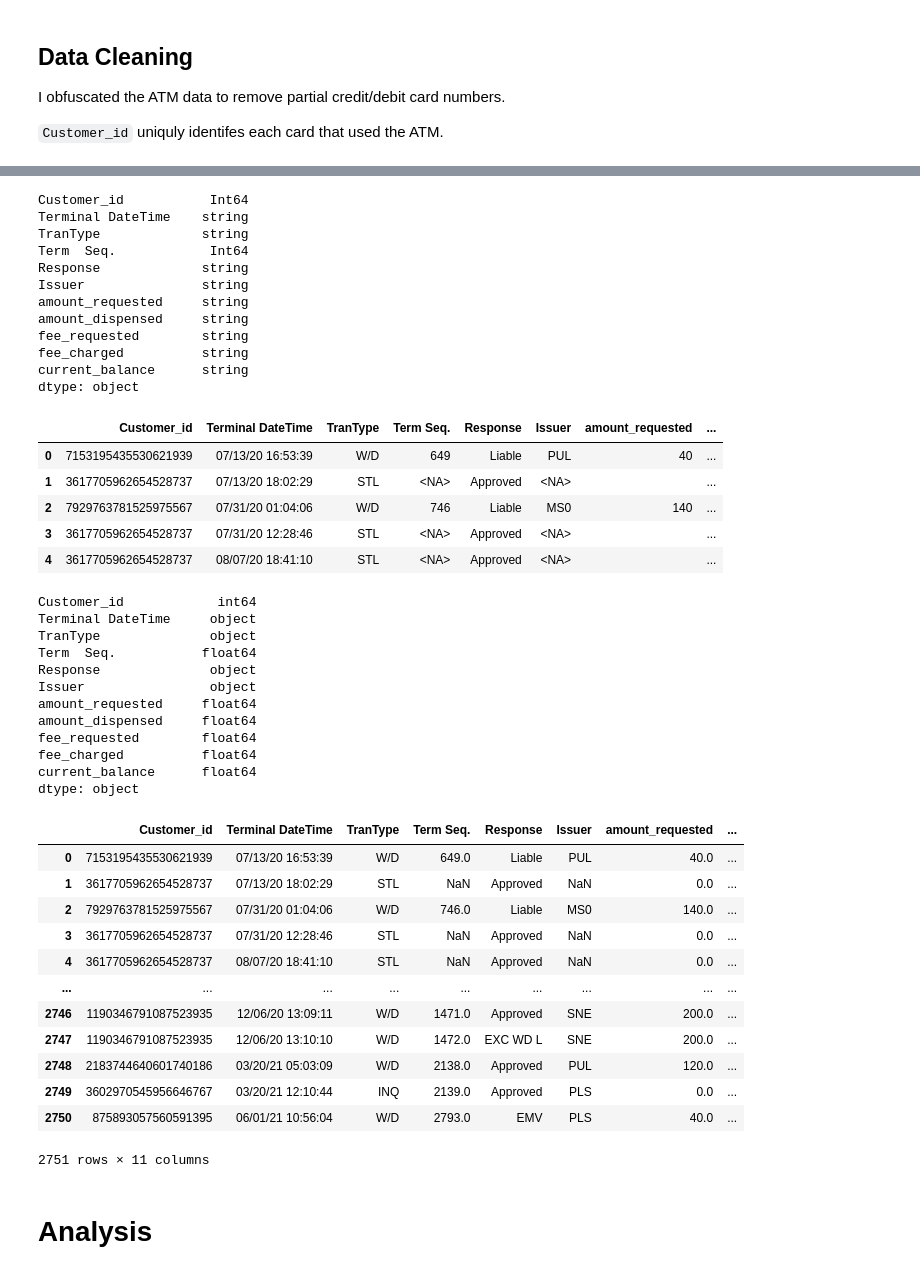
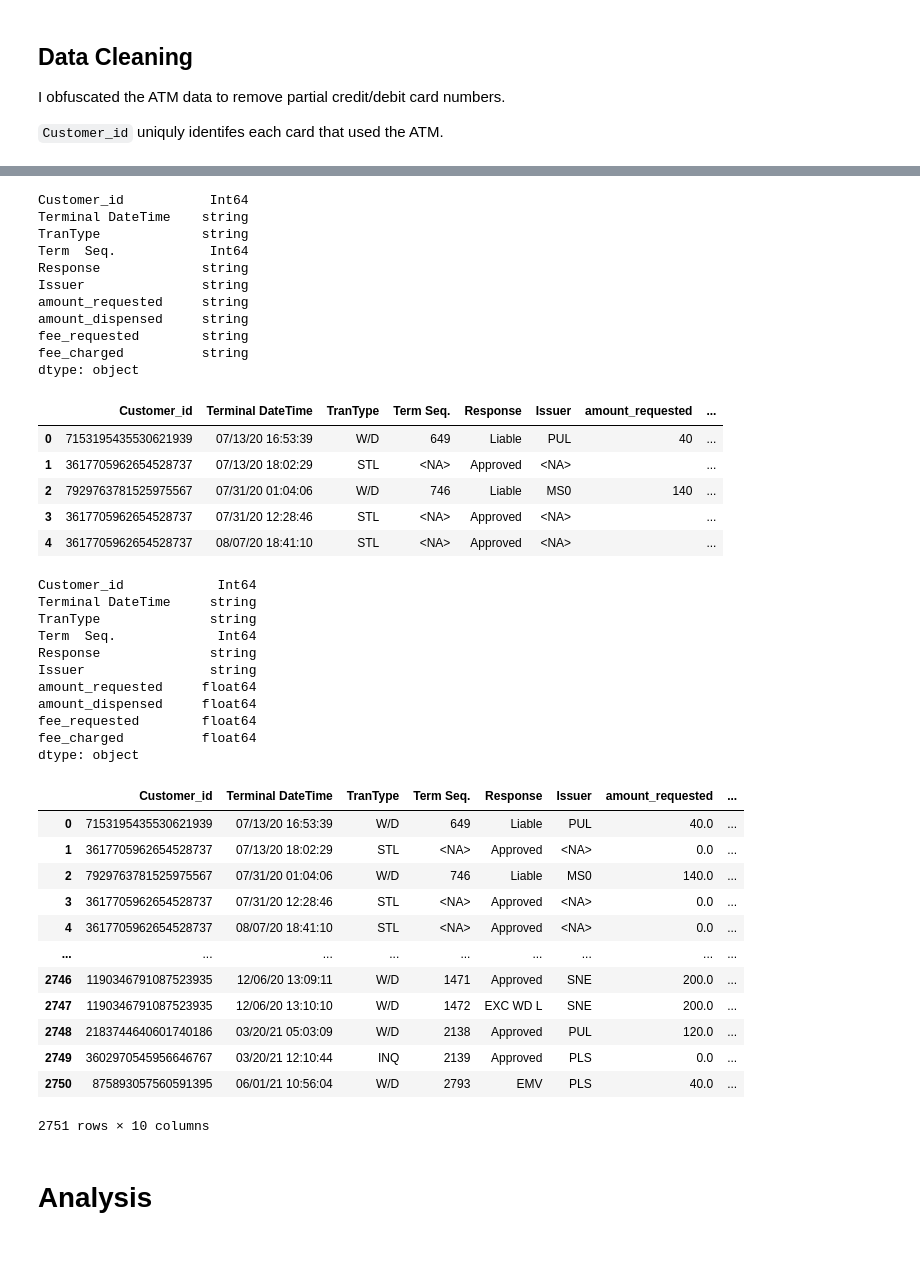
Before and after one commit to parkerburchett/Public-ATM, a Jupyter notebook: Analysis.Ipynb, the cells around one changed output, grey strips where cells are left out. Saved outputs shown, nothing was run; the diff lists cells and outputs as text; code cells hidden in the pictures.

Commit message:
Dropped Current Balance column

```diff
--- a/Analysis.Ipynb
+++ b/Analysis.Ipynb
@@ -33,8 +33,8 @@ clean_df['amount_requested'] = df["Amt Req'd"].apply(lambda val: val[1:])
 clean_df['amount_dispensed'] = df["Amt Disp."].apply(lambda val: val[1:])
 clean_df['fee_requested'] = df["Fee Req'd"].apply(lambda val: val[1:])
 clean_df['fee_charged'] = df["Fee Amt."].apply(lambda val: val[1:])
-clean_df['current_balance'] = df["Current Balance"].apply(lambda val: val[1:])
 
+# current balance is not accurate so I am dropping it.
 clean_df
 # %% [output]
 |  | Customer_id | Terminal DateTime | TranType | Term Seq. | Response | Issuer | amount_requested | ... |
@@ -65,7 +65,6 @@ amount_requested     string
 amount_dispensed     string
 fee_requested        string
 fee_charged          string
-current_balance      string
 dtype: object
 |  | Customer_id | Terminal DateTime | TranType | Term Seq. | Response | Issuer | amount_requested | ... |
 | 0 | 7153195435530621939 | 07/13/20 16:53:39 | W/D | 649 | Liable | PUL | 40 | ... |
@@ -76,45 +75,43 @@ dtype: object
 # %%
 def convert_to_floats(s):
     try:
         return float(s)
     except:
         return 0.0
 
 
 clean_df["amount_requested"] = clean_df["amount_requested"].apply(convert_to_floats)
 clean_df["amount_dispensed"] = clean_df["amount_dispensed"].apply(convert_to_floats)
 clean_df["fee_requested"] = clean_df["fee_requested"].apply(convert_to_floats)
 clean_df["fee_charged"] = clean_df["fee_charged"].apply(convert_to_floats)
-clean_df["current_balance"] = clean_df["current_balance"].apply(convert_to_floats)
 
 print(clean_df.dtypes)
 clean_df
 # %% [output]
-Customer_id            int64
-Terminal DateTime     object
-TranType              object
-Term  Seq.           float64
-Response              object
-Issuer                object
+Customer_id            Int64
+Terminal DateTime     string
+TranType              string
+Term  Seq.             Int64
+Response              string
+Issuer                string
 amount_requested     float64
 amount_dispensed     float64
 fee_requested        float64
 fee_charged          float64
-current_balance      float64
 dtype: object
 |  | Customer_id | Terminal DateTime | TranType | Term Seq. | Response | Issuer | amount_requested | ... |
-| 0 | 7153195435530621939 | 07/13/20 16:53:39 | W/D | 649.0 | Liable | PUL | 40.0 | ... |
-| 1 | 3617705962654528737 | 07/13/20 18:02:29 | STL | NaN | Approved | NaN | 0.0 | ... |
-| 2 | 7929763781525975567 | 07/31/20 01:04:06 | W/D | 746.0 | Liable | MS0 | 140.0 | ... |
-| 3 | 3617705962654528737 | 07/31/20 12:28:46 | STL | NaN | Approved | NaN | 0.0 | ... |
-| 4 | 3617705962654528737 | 08/07/20 18:41:10 | STL | NaN | Approved | NaN | 0.0 | ... |
+| 0 | 7153195435530621939 | 07/13/20 16:53:39 | W/D | 649 | Liable | PUL | 40.0 | ... |
+| 1 | 3617705962654528737 | 07/13/20 18:02:29 | STL | <NA> | Approved | <NA> | 0.0 | ... |
+| 2 | 7929763781525975567 | 07/31/20 01:04:06 | W/D | 746 | Liable | MS0 | 140.0 | ... |
+| 3 | 3617705962654528737 | 07/31/20 12:28:46 | STL | <NA> | Approved | <NA> | 0.0 | ... |
+| 4 | 3617705962654528737 | 08/07/20 18:41:10 | STL | <NA> | Approved | <NA> | 0.0 | ... |
 | ... | ... | ... | ... | ... | ... | ... | ... | ... |
-| 2746 | 1190346791087523935 | 12/06/20 13:09:11 | W/D | 1471.0 | Approved | SNE | 200.0 | ... |
-| 2747 | 1190346791087523935 | 12/06/20 13:10:10 | W/D | 1472.0 | EXC WD L | SNE | 200.0 | ... |
-| 2748 | 2183744640601740186 | 03/20/21 05:03:09 | W/D | 2138.0 | Approved | PUL | 120.0 | ... |
-| 2749 | 3602970545956646767 | 03/20/21 12:10:44 | INQ | 2139.0 | Approved | PLS | 0.0 | ... |
-| 2750 | 875893057560591395 | 06/01/21 10:56:04 | W/D | 2793.0 | EMV | PLS | 40.0 | ... |
+| 2746 | 1190346791087523935 | 12/06/20 13:09:11 | W/D | 1471 | Approved | SNE | 200.0 | ... |
+| 2747 | 1190346791087523935 | 12/06/20 13:10:10 | W/D | 1472 | EXC WD L | SNE | 200.0 | ... |
+| 2748 | 2183744640601740186 | 03/20/21 05:03:09 | W/D | 2138 | Approved | PUL | 120.0 | ... |
+| 2749 | 3602970545956646767 | 03/20/21 12:10:44 | INQ | 2139 | Approved | PLS | 0.0 | ... |
+| 2750 | 875893057560591395 | 06/01/21 10:56:04 | W/D | 2793 | EMV | PLS | 40.0 | ... |
-2751 rows × 11 columns
+2751 rows × 10 columns
 # %% [markdown]
 # Analysis
 # %%
```
Also changed, not shown: parts of 4 cells of this notebook.
